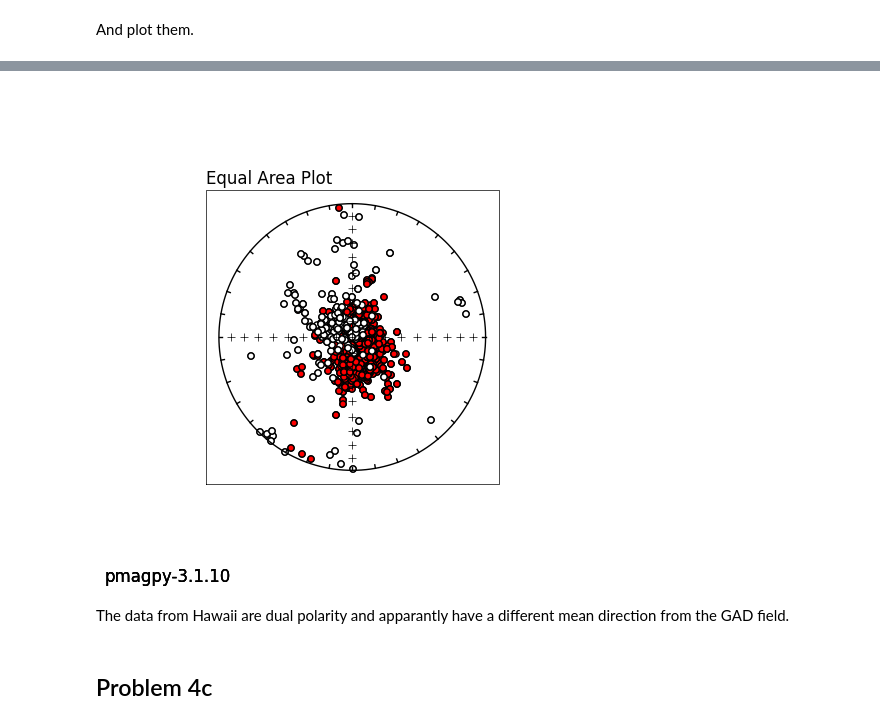
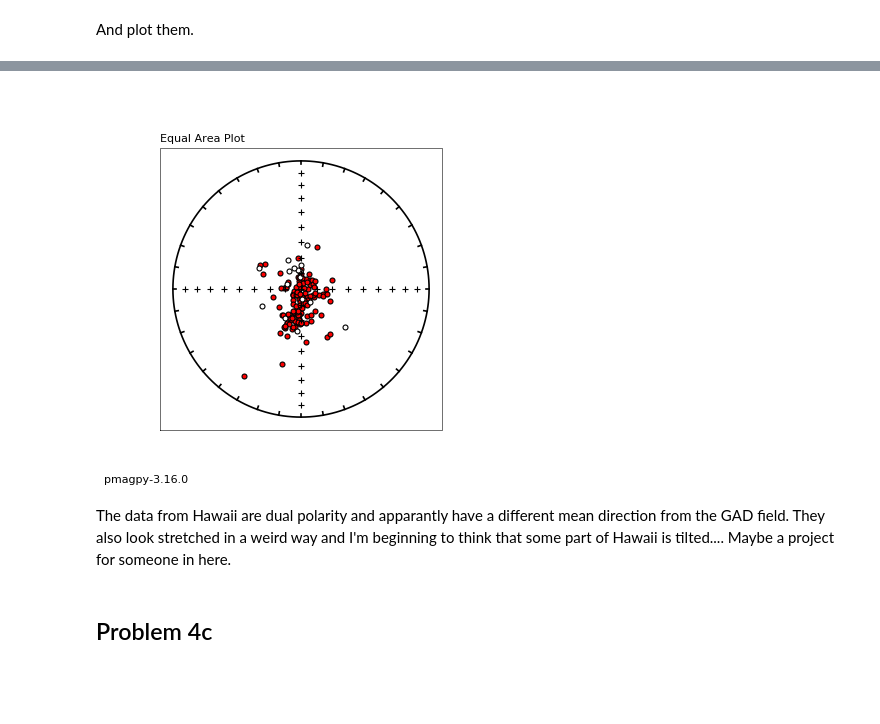
Before and after one commit to ltauxe/Essentials_Notebooks, a Jupyter notebook: Chapter_14/essentials_ch14.ipynb, the cells around one changed output, grey strips where cells are left out. Drawn from its saved outputs; the diff is of its cells as text; code cells hidden in the pictures; blank space fills up the shorter version.

```diff
--- a/Chapter_14/essentials_ch14.ipynb
+++ b/Chapter_14/essentials_ch14.ipynb
@@ -407,9 +559,9 @@ np.savetxt('hawaii.di',hw_DIs)
 # %%
-Image(filename='hawaii_rot.di.png')
+Image(filename='hawaii_rot_eq.png')
 # %% [output]
-[figure, old version]
+[figure, new version]
 # %% [markdown]
-The data from Hawaii are dual polarity and apparantly have a different mean direction from the GAD field.
+The data from Hawaii are dual polarity and apparantly have a different mean direction from the GAD field.  They also look stretched in a weird way and I'm beginning to think that some part of Hawaii is tilted....   Maybe a project for someone in here.
 # %% [markdown]
 ## Problem 4c
 # %% [markdown]
```
Also changed, not shown: parts of 89 cells of this notebook, 37 other files.
